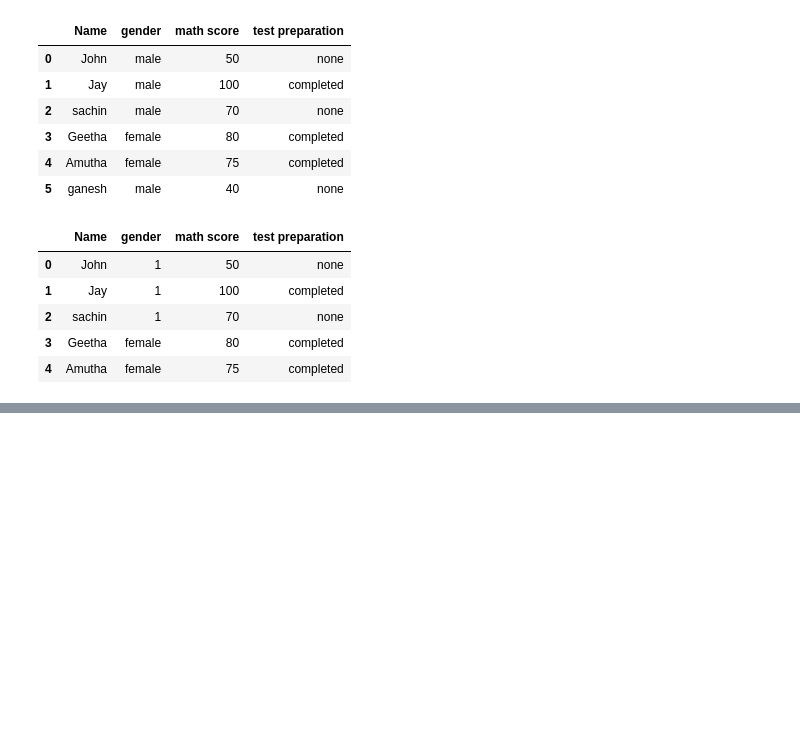
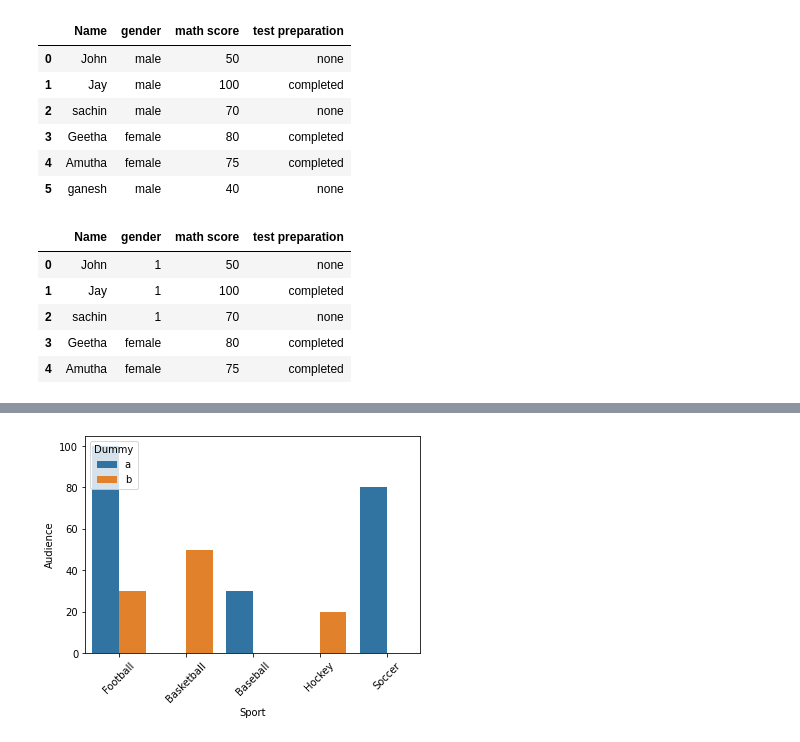
Before and after one commit to PhysTony/MLB_hardball_negotations, a Jupyter notebook: Programming_Test/Untitled.ipynb, the cells around one changed output, grey strips where cells are left out. Drawn from its saved outputs; the diff is of its cells as text; code cells hidden in the pictures; blank space fills up the shorter version.

```diff
--- a/Programming_Test/Untitled.ipynb
+++ b/Programming_Test/Untitled.ipynb
@@ -63,0 +216,21 @@ df.head()
+# %%
+import pandas as pd
+import matplotlib.pyplot as plt
+import seaborn as sns
+
+# Create a sample dataframe
+df = pd.DataFrame({'Sport': ['Football', 'Football', 'Basketball', 'Baseball', 'Hockey', 'Soccer'],
+                   'Audience': [100, 30, 50, 30, 20, 80],
+                   'Dummy': ['a', 'b', 'b', 'a', 'b', 'a']})
+
+# Create a histogram
+sns.histplot(data=df, x='Audience')
+
+# Create a barplot
+sns.barplot(data=df, x='Sport', y='Audience', hue='Dummy')
+plt.xticks(rotation=45)
+
+# Show the plots
+plt.show()
+# %% [output]
+[figure, added]
```
Also changed, not shown: parts of 5 cells of this notebook, 16 other files.
